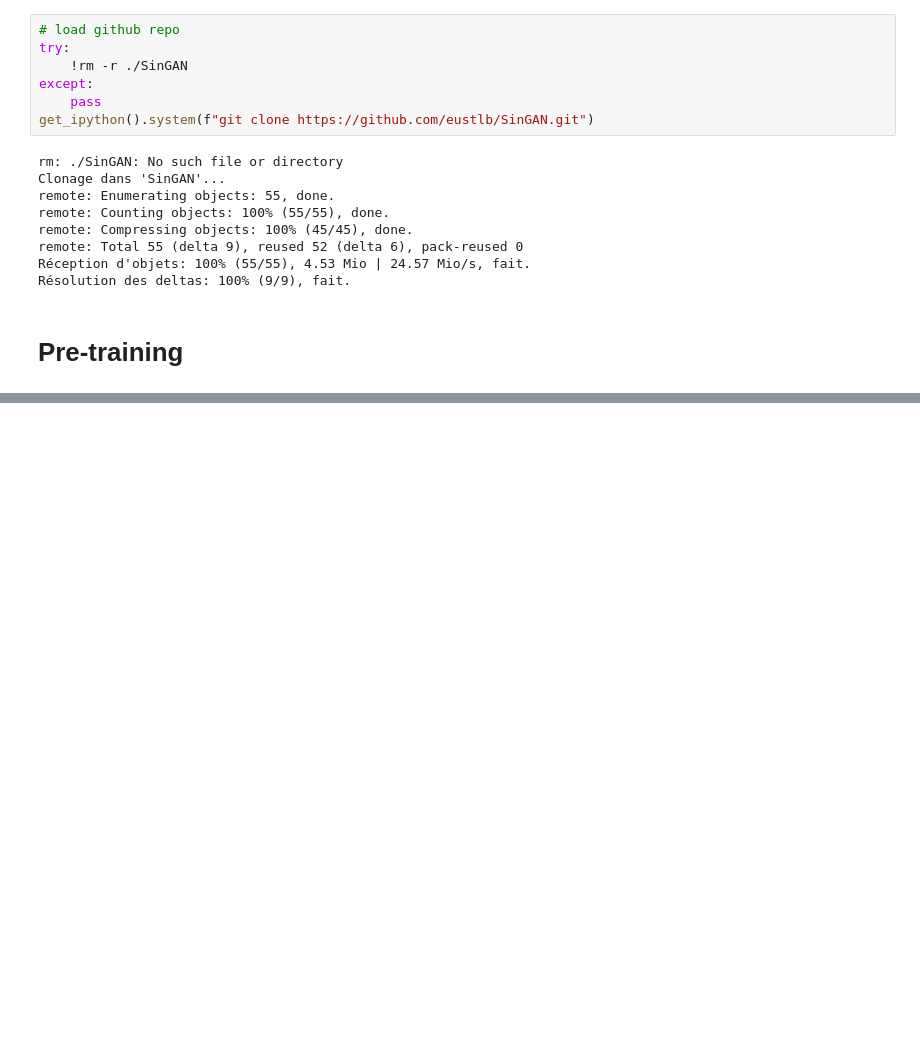
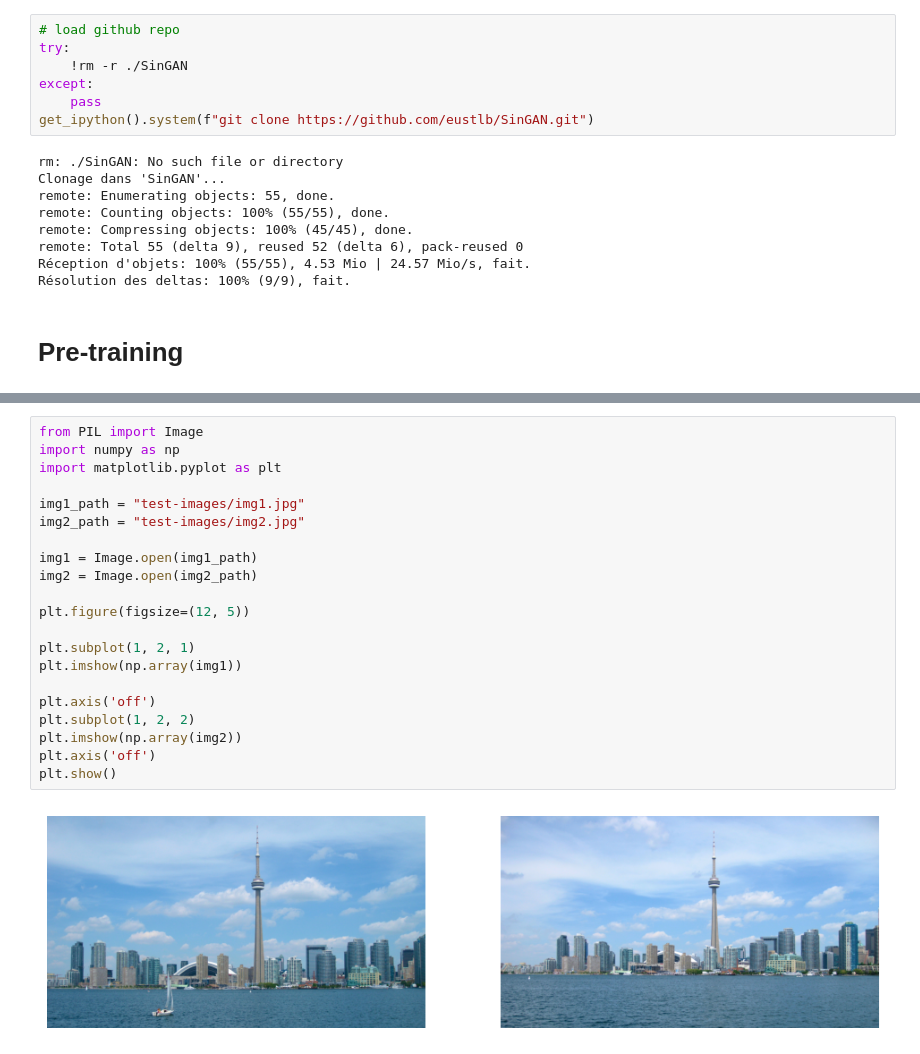
Before and after one commit to eustlb/singan_iin, a Jupyter notebook: report.ipynb, the cells around one changed output, grey strips where cells are left out. Drawn from its saved outputs; the diff is of its cells as text; blank space fills up the shorter version.

```diff
--- a/report.ipynb
+++ b/report.ipynb
@@ -52,0 +86,23 @@ Résolution des deltas: 100% (9/9), fait.
+# %%
+from PIL import Image
+import numpy as np
+import matplotlib.pyplot as plt
+
+img1_path = "test-images/img1.jpg"
+img2_path = "test-images/img2.jpg"
+
+img1 = Image.open(img1_path)
+img2 = Image.open(img2_path)
+
+plt.figure(figsize=(12, 5))
+
+plt.subplot(1, 2, 1)
+plt.imshow(np.array(img1))
+
+plt.axis('off')
+plt.subplot(1, 2, 2)
+plt.imshow(np.array(img2))
+plt.axis('off')
+plt.show()
+# %% [output]
+[figure, added]
```
Also changed, not shown: parts of 10 cells of this notebook.
